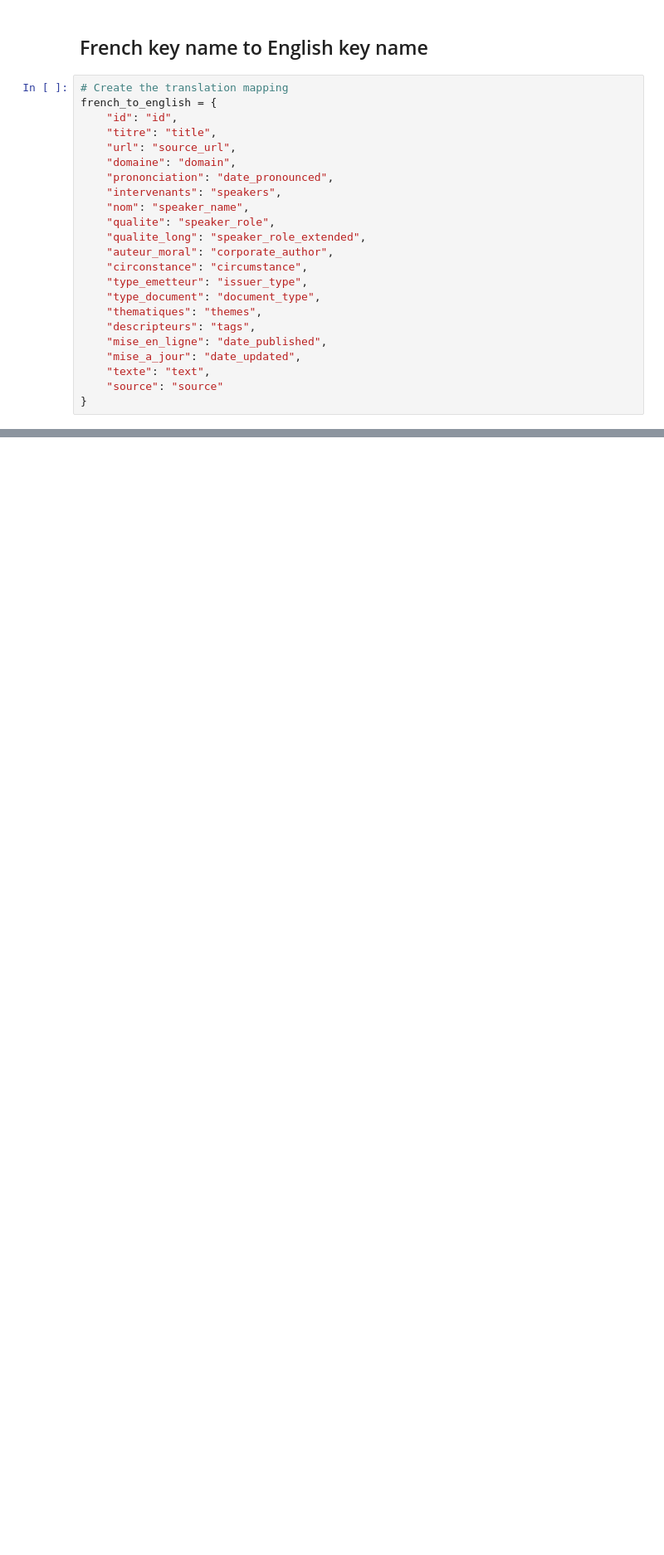
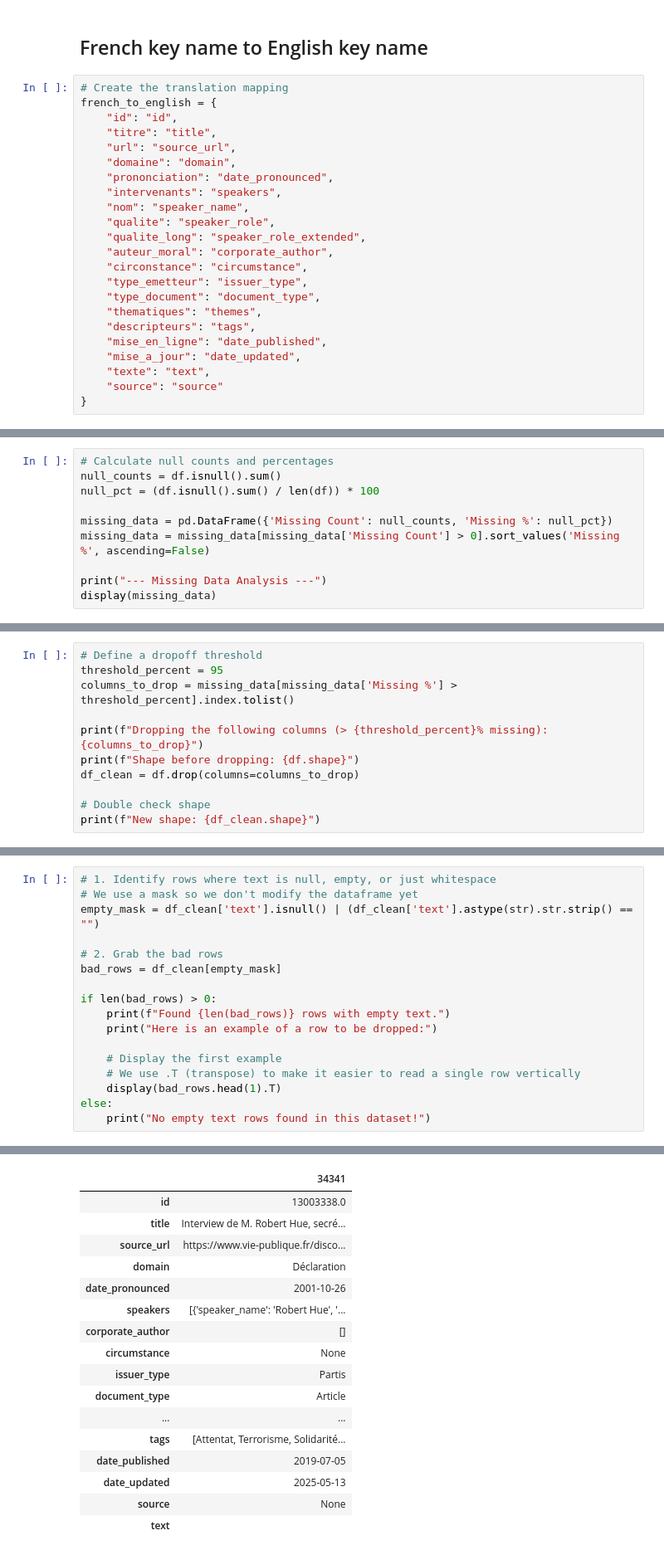
Before and after one commit to zincjian/french_speech_datacrawler, a Jupyter notebook: notebooks/postprocessing.ipynb, the cells around one changed output, grey strips where cells are left out. Shown at 83% size. Saved outputs shown, nothing was run; the diff lists cells and outputs as text; blank space fills up the shorter version.

```diff
--- a/notebooks/postprocessing.ipynb
+++ b/notebooks/postprocessing.ipynb
@@ -158,0 +101,10 @@ df_partial = df_final[df_final['date_published']].dt.year >= 2010
+# %%
+# Calculate null counts and percentages
+null_counts = df.isnull().sum()
+null_pct = (df.isnull().sum() / len(df)) * 100
+
+missing_data = pd.DataFrame({'Missing Count': null_counts, 'Missing %': null_pct})
+missing_data = missing_data[missing_data['Missing Count'] > 0].sort_values('Missing %', ascending=False)
+
+print("--- Missing Data Analysis ---")
+display(missing_data)
@@ -158,0 +125,11 @@ df_partial = df_final[df_final['date_published']].dt.year >= 2010
+# %%
+# Define a dropoff threshold
+threshold_percent = 95
+columns_to_drop = missing_data[missing_data['Missing %'] > threshold_percent].index.tolist()
+
+print(f"Dropping the following columns (> {threshold_percent}% missing): {columns_to_drop}")
+print(f"Shape before dropping: {df.shape}")
+df_clean = df.drop(columns=columns_to_drop)
+
+# Double check shape
+print(f"New shape: {df_clean.shape}")
@@ -158,0 +149,18 @@ df_partial = df_final[df_final['date_published']].dt.year >= 2010
+# %%
+# 1. Identify rows where text is null, empty, or just whitespace
+# We use a mask so we don't modify the dataframe yet
+empty_mask = df_clean['text'].isnull() | (df_clean['text'].astype(str).str.strip() == "")
+
+# 2. Grab the bad rows
+bad_rows = df_clean[empty_mask]
+
+if len(bad_rows) > 0:
+    print(f"Found {len(bad_rows)} rows with empty text.")
+    print("Here is an example of a row to be dropped:")
+
+    # Display the first example
+    # We use .T (transpose) to make it easier to read a single row vertically
+    display(bad_rows.head(1).T)
+else:
+    print("No empty text rows found in this dataset!")
+# %% [output]
@@ -158,0 +169,17 @@ df_partial = df_final[df_final['date_published']].dt.year >= 2010
+|  | 34341 |
+| id | 13003338.0 |
+| title | Interview de M. Robert Hue, secré... |
+| source_url | https://www.vie-publique.fr/disco... |
+| domain | Déclaration |
+| date_pronounced | 2001-10-26 |
+| speakers | [{'speaker_name': 'Robert Hue', '... |
+| corporate_author | [] |
+| circumstance | None |
+| issuer_type | Partis |
+| document_type | Article |
+| ... | ... |
+| tags | [Attentat, Terrorisme, Solidarité... |
+| date_published | 2019-07-05 |
+| date_updated | 2025-05-13 |
+| source | None |
+| text |  |
```
Also changed, not shown: parts of 28 cells of this notebook, 3 other files.
